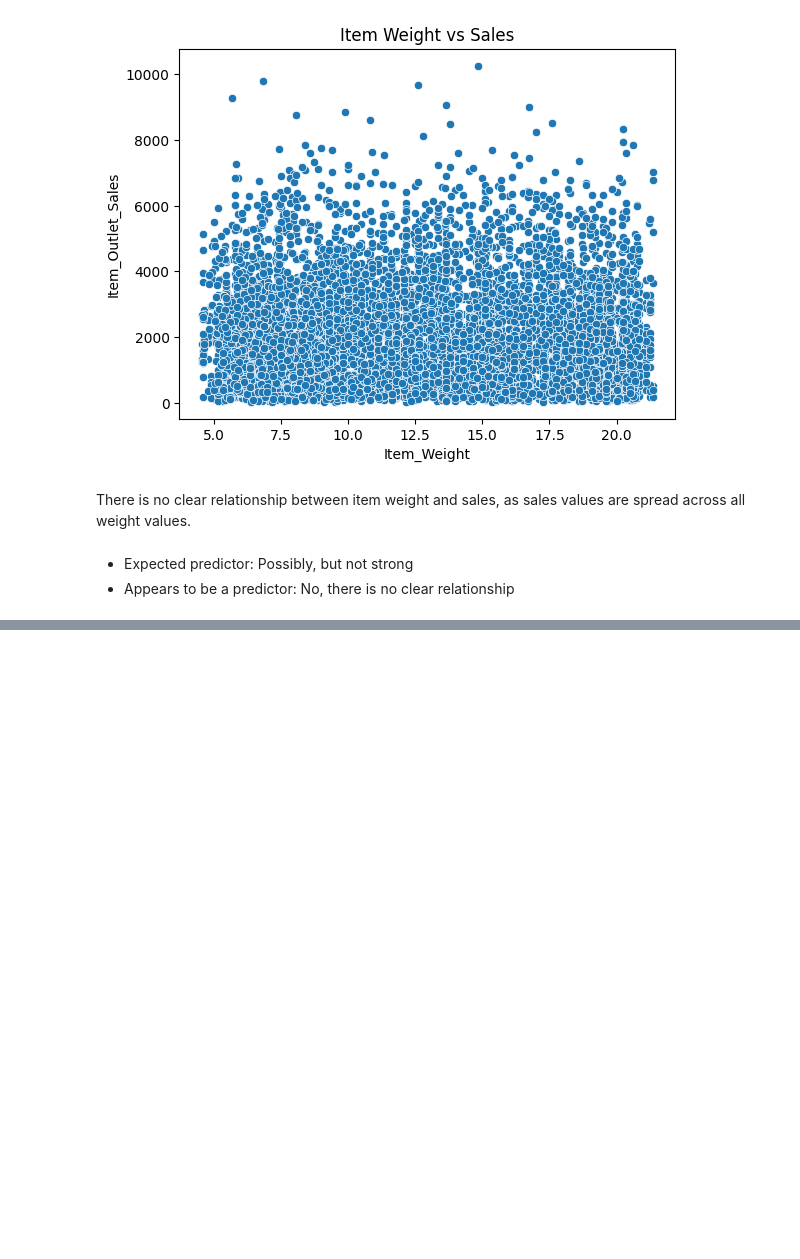
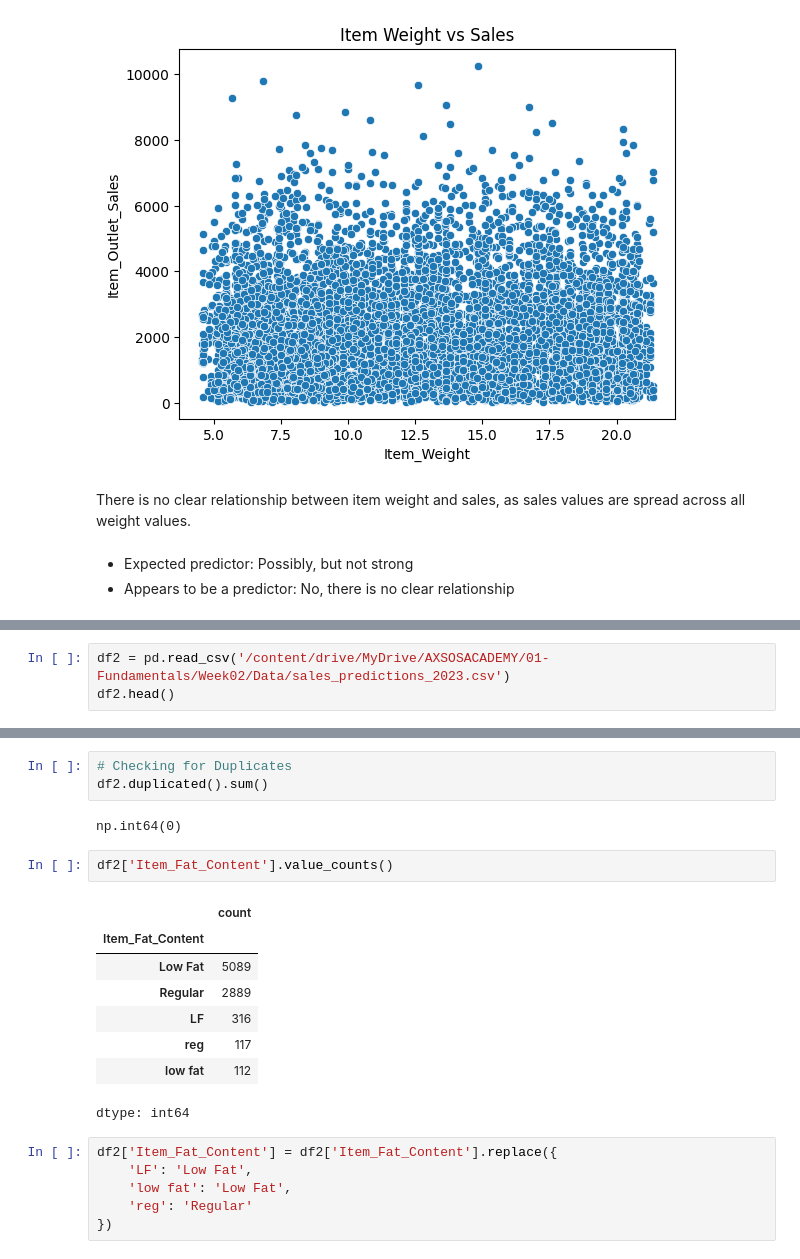
Before and after one commit to ayatayoub20/Prediction-of-Product-Sales, a Jupyter notebook: Prediction_of_Product_Sales.ipynb, the cells around one changed output, grey strips where cells are left out. Cells and saved outputs as stored; diff of their text form; blank space fills up the shorter version.

```diff
--- a/Prediction_of_Product_Sales.ipynb
+++ b/Prediction_of_Product_Sales.ipynb
@@ -365,0 +384,3 @@ There is no clear relationship between item weight and sales, as sales values ar
+# %%
+df2 = pd.read_csv('/content/drive/MyDrive/AXSOSACADEMY/01-Fundamentals/Week02/Data/sales_predictions_2023.csv')
+df2.head()
@@ -365,0 +394,22 @@ There is no clear relationship between item weight and sales, as sales values ar
+# %%
+# Checking for Duplicates
+df2.duplicated().sum()
+# %% [output]
+np.int64(0)
+# %%
+df2['Item_Fat_Content'].value_counts()
+# %% [output]
+|  | count |
+| Item_Fat_Content |  |
+| Low Fat | 5089 |
+| Regular | 2889 |
+| LF | 316 |
+| reg | 117 |
+| low fat | 112 |
+dtype: int64
+# %%
+df2['Item_Fat_Content'] = df2['Item_Fat_Content'].replace({
+    'LF': 'Low Fat',
+    'low fat': 'Low Fat',
+    'reg': 'Regular'
+})
```
Also changed, not shown: parts of 18 cells of this notebook.
